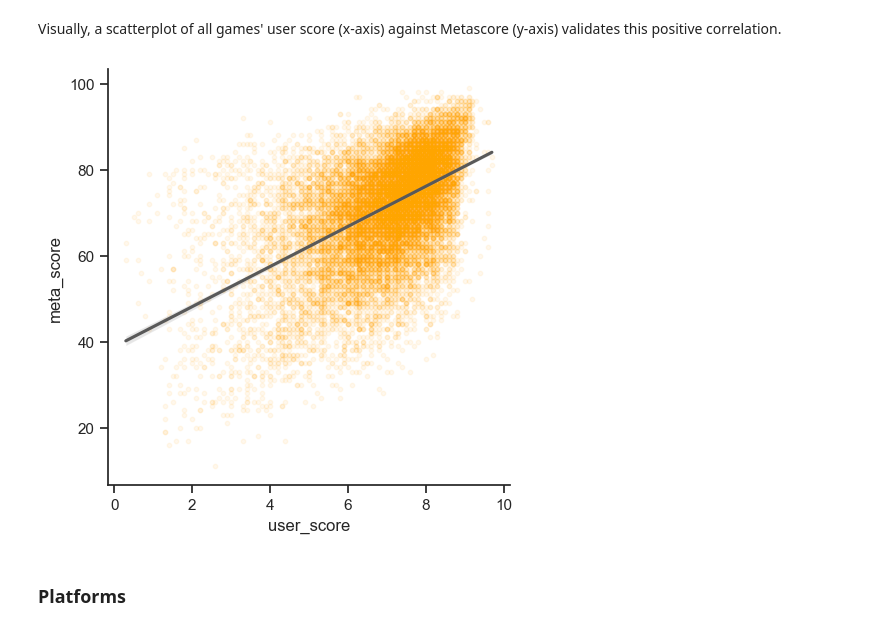
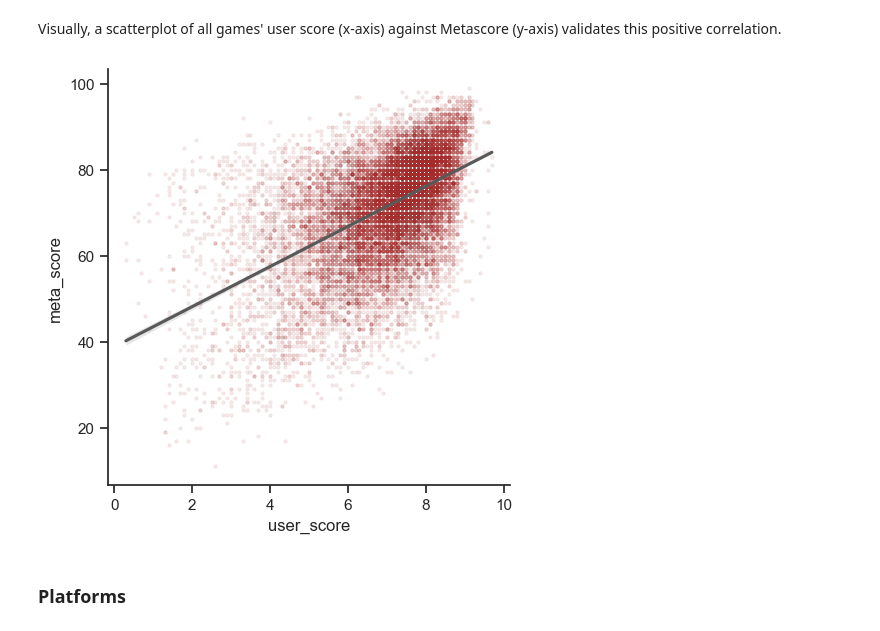
Before and after one commit to henrylin03/video-games, a Jupyter notebook: analysis.ipynb, the cells around one changed output. Drawn from its saved outputs; the diff is of its cells as text; code cells hidden in the pictures.

Commit message:
add scatterplots for release date against metascore and userscore; update colour of scatterplot for user score vs metascore earlier in Jupyter to ensure consistency of colour palette

```diff
--- a/analysis.ipynb
+++ b/analysis.ipynb
@@ -375,18 +375,18 @@ Visually, a scatterplot of all games' user score (x-axis) against Metascore (y-a
 # %%
 import matplotlib.pyplot as plt
 import seaborn as sns
 
 sns.set(style="ticks")
 sns.lmplot(
     data=merged_df,
     x="user_score",
     y="meta_score",
-    scatter_kws={"color": "orange", "alpha": 0.07, "s": 10},
+    scatter_kws={"color": "brown", "alpha": 0.08, "s": 5},
     line_kws={"color": "#595959"},
 )
 plt.show()
 # %% [output]
-[figure, old version]
+[figure, new version]
 # %% [markdown]
 ### Platforms
 # %% [markdown]
```
Also changed, not shown: parts of 5 cells of this notebook.
